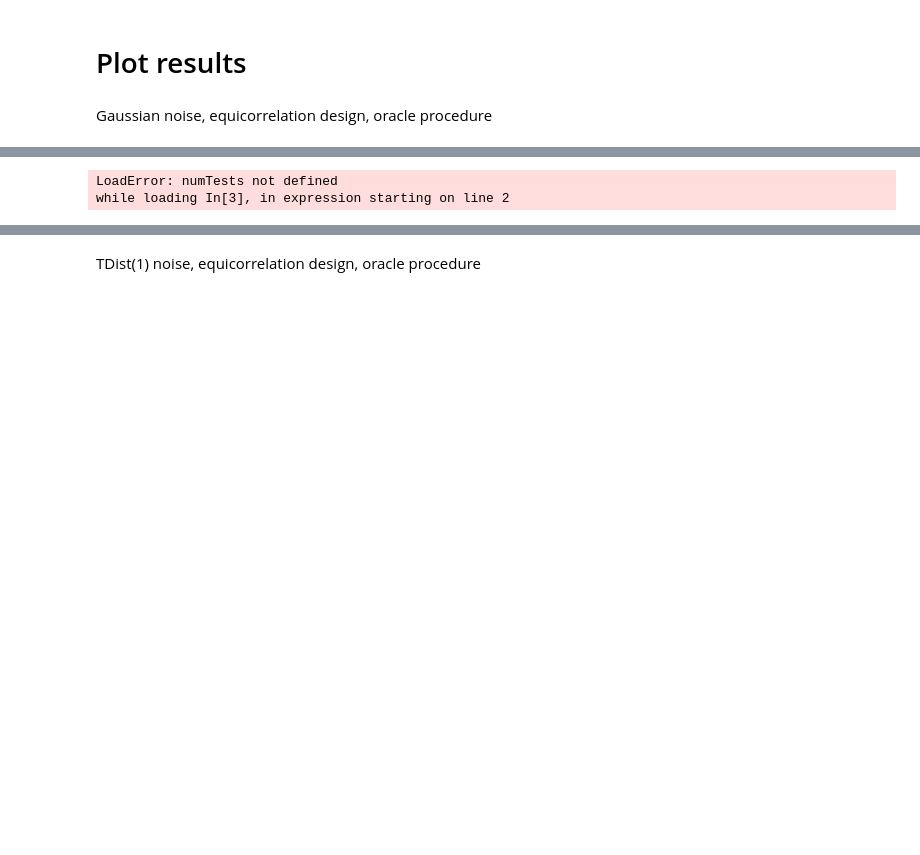
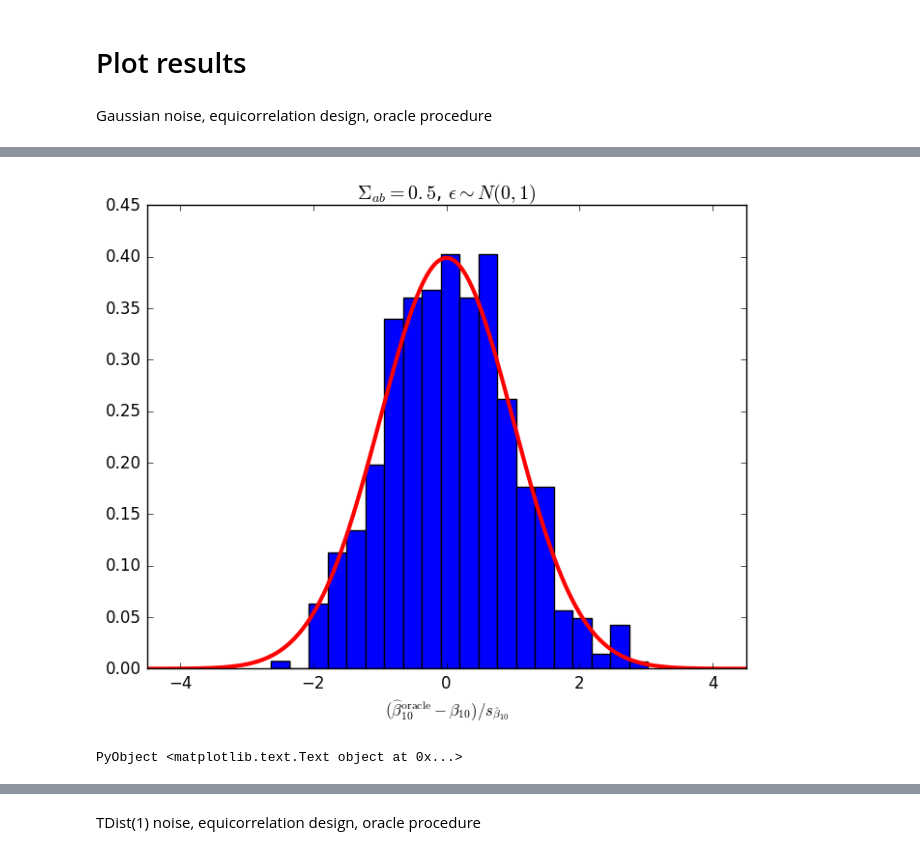
Before and after one commit to mlakolar/QR.jl, a Jupyter notebook: Plotting results for the paper.ipynb, the cells around one changed output, grey strips where cells are left out. Drawn from its saved outputs; the diff is of its cells as text; code cells hidden in the pictures; blank space fills up the shorter version.

```diff
--- a/Plotting results for the paper.ipynb
+++ b/Plotting results for the paper.ipynb
@@ -264,20 +84,20 @@ grid("on")
 # %%
 res = load("sims/oracle_noise_1_cor_1_var_10.jld", "res")
 ores = zeros(numTests)
 for i=1:numTests
   ores[i] = res[i][4]
 end
-plt.hist(ores, min(20,numTests), normed=true)
+plt[:hist](ores, min(20,numTests), normed=true)
 ax = gca()
 ax[:set_xlim]([-4.5, 4.5])
 d = Normal()
 xarr = -4.5:0.01:4.5
 plot(xarr, pdf(d, xarr), color="red", linewidth=3)
 title(L"$\Sigma_{ab} = 0.5$, $\epsilon\sim N(0,1)$")
 xlabel(L"$(\widehat\beta_{10}^{\rm oracle} - \beta_{10})/s_{\hat \beta_{10}}$")
 # %% [output]
+[figure, added]
-LoadError: numTests not defined
-while loading In[3], in expression starting on line 2
+PyObject <matplotlib.text.Text object at 0x...>
 # %%
 qq = qqbuild(ores, Normal())
 scatter(qq.qx, qq.qy)
```
Also changed, not shown: parts of 37 cells of this notebook, 11 other files.
